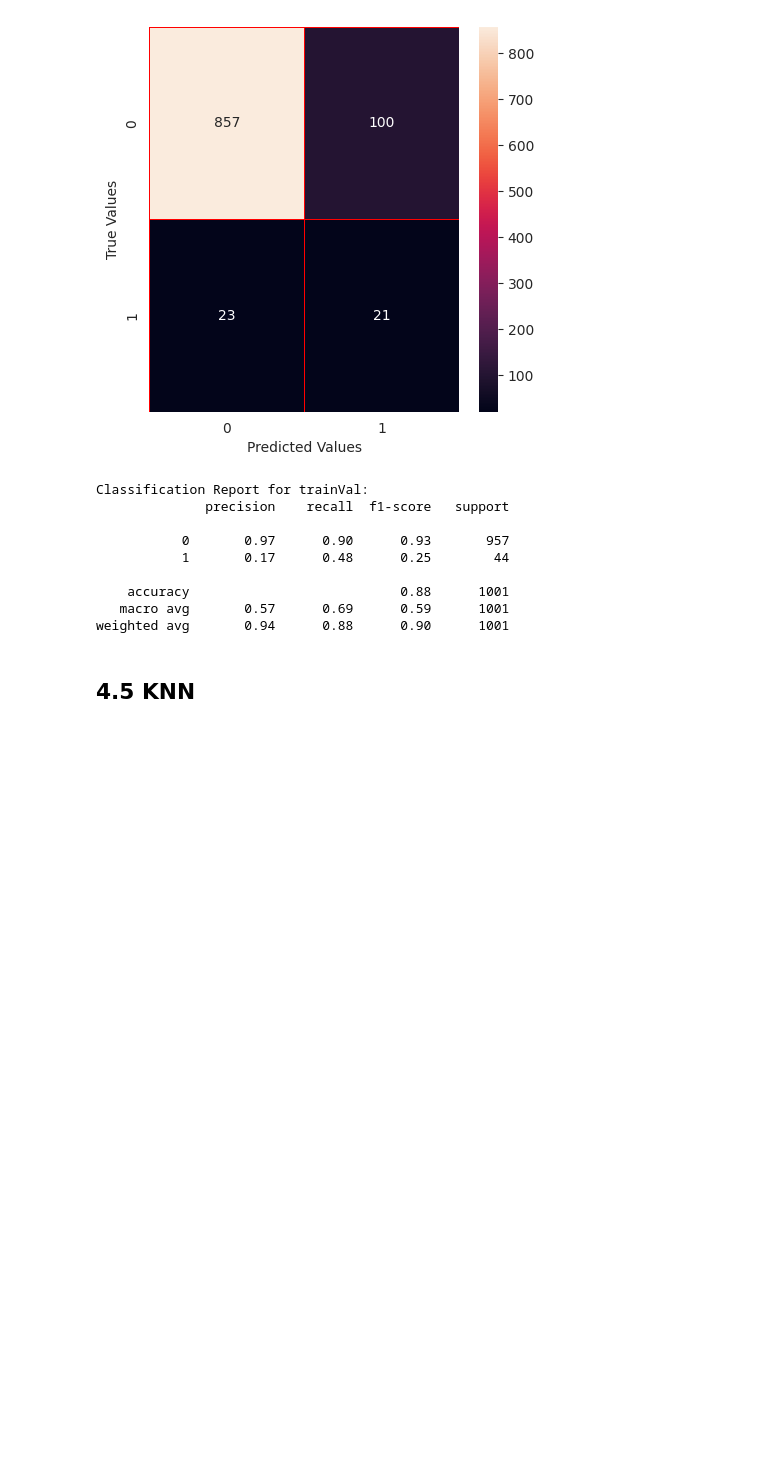
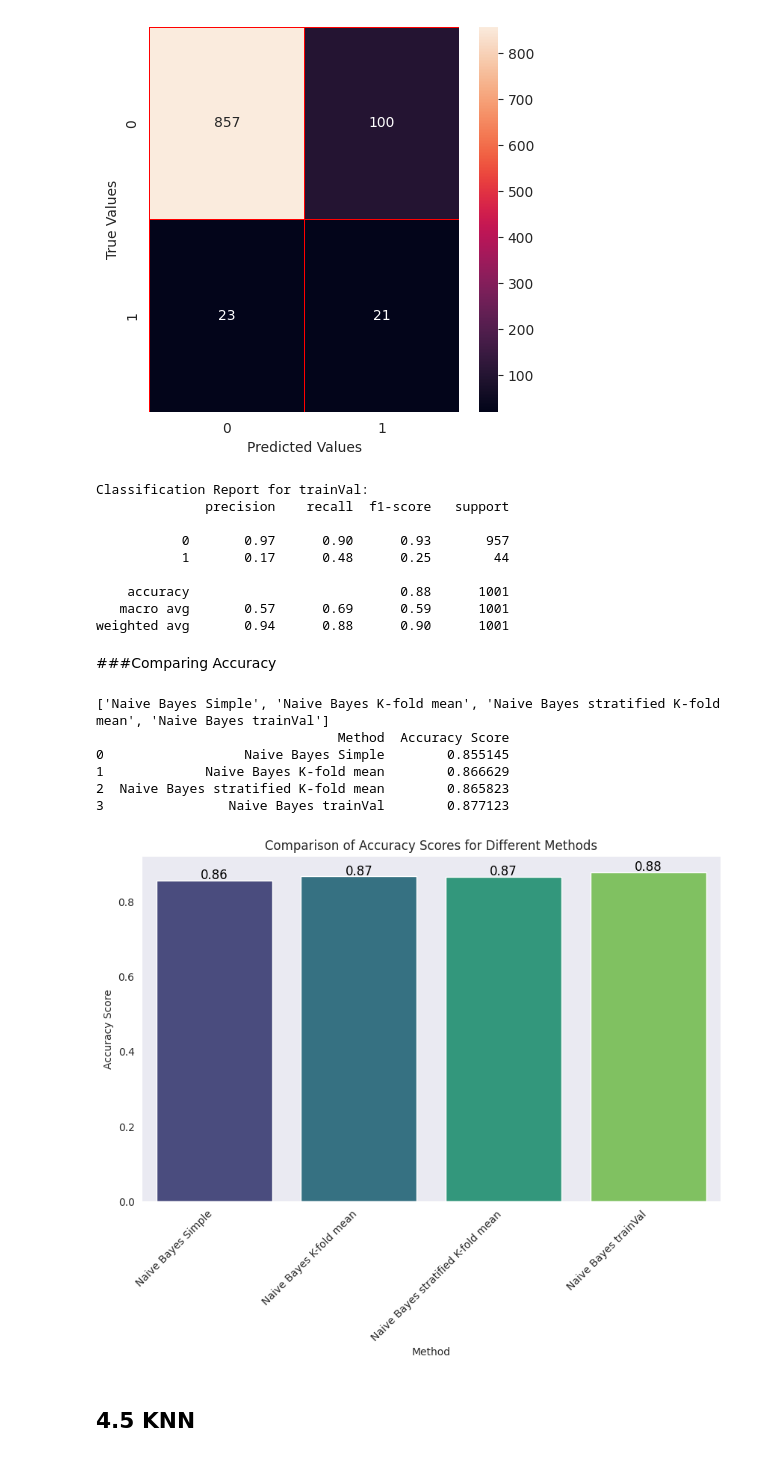
Before and after one commit to YasminaNasser/Stroke-Prediction-Data-Mining, a Jupyter notebook: Stroke_Prediction_Final.ipynb, the cells around one changed output. Cells and saved outputs as stored; diff of their text form; code cells hidden in the pictures; blank space fills up the shorter version.

Commit message:
added accuracy comparison

```diff
--- a/Stroke_Prediction_Final.ipynb
+++ b/Stroke_Prediction_Final.ipynb
@@ -1895,6 +1889,46 @@ Classification Report for trainVal:
     accuracy                           0.88      1001
    macro avg       0.57      0.69      0.59      1001
 weighted avg       0.94      0.88      0.90      1001
+# %% [markdown]
+###Comparing Accuracy
+# %%
+import pandas as pd
+import seaborn as sns
+import matplotlib.pyplot as plt
+
+print(method_names)
+
+# Create a DataFrame to store method names and corresponding accuracy scores
+results_df = pd.DataFrame({
+    'Method': method_names,
+    'Accuracy Score': method_scores
+})
+
+# Print the DataFrame to display the results
+print(results_df)
+
+plt.figure(figsize=(10, 6))
+ax = sns.barplot(x='Method', y='Accuracy Score', data=results_df, palette="viridis")
+
+# Add the value on top of each bar
+for p in ax.patches:
+    ax.annotate(f'{p.get_height():.2f}',
+                (p.get_x() + p.get_width() / 2., p.get_height()),
+                ha='center', va='center',
+                fontsize=12, color='black',
+                xytext=(0, 5), textcoords='offset points')
+
+plt.xticks(rotation=45, ha="right")
+plt.title("Comparison of Accuracy Scores for Different Methods")
+plt.show()
+# %% [output]
+['Naive Bayes Simple', 'Naive Bayes K-fold mean', 'Naive Bayes stratified K-fold mean', 'Naive Bayes trainVal']
+                               Method  Accuracy Score
+0                  Naive Bayes Simple        0.855145
+1             Naive Bayes K-fold mean        0.866629
+2  Naive Bayes stratified K-fold mean        0.865823
+3                Naive Bayes trainVal        0.877123
+[figure, added]
 # %% [markdown]
 ## 4.5 KNN
 # %%
```
Also changed, not shown: parts of 9 cells of this notebook.
